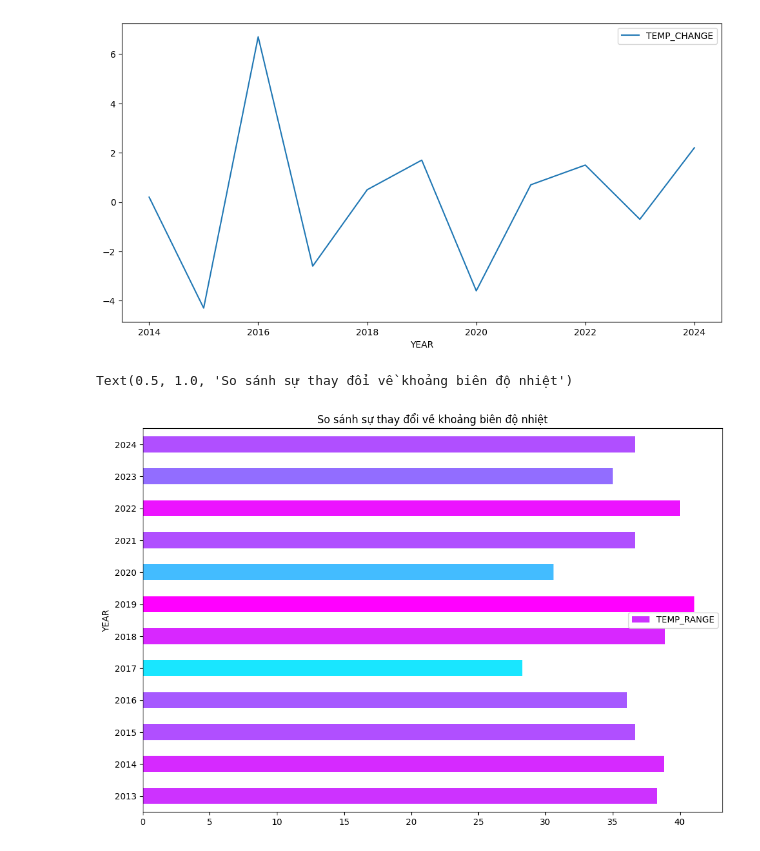
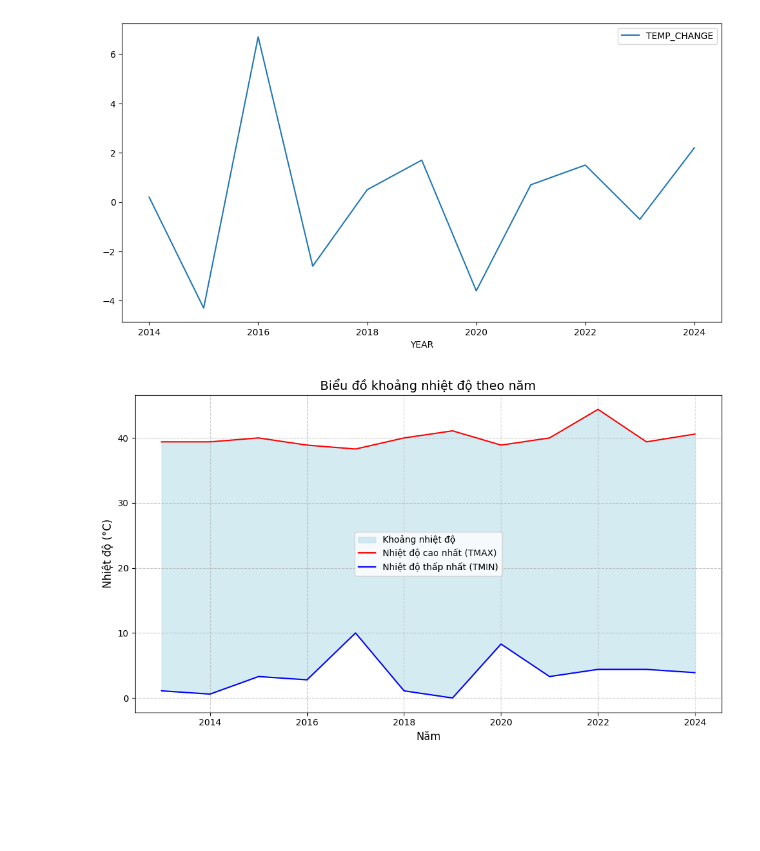
Before and after one commit to huyvanzzz/Data-Processing-Programming, a Jupyter notebook: temp_.ipynb, the cells around one changed output. Saved outputs shown, nothing was run; the diff lists cells and outputs as text; code cells hidden in the pictures; blank space fills up the shorter version.

```diff
--- a/temp_.ipynb
+++ b/temp_.ipynb
@@ -246,18 +204,27 @@ df1.plot(kind='line',x = 'YEAR',y ='TEMP_CHANGE',figsize=(12,6))
 # %% [output]
 <Axes: xlabel='YEAR'>
 [figure]
-# %%
-norm_temp_range = (df1['TEMP_RANGE'] - df1['TEMP_RANGE'].min()) / (df1['TEMP_RANGE'].max() - df1['TEMP_RANGE'].min())
-norm_temp_range = norm_temp_range * 0.9 + 0.1  # Giới hạn từ 0.1 đến 1
-
-# Lấy colormap 'autumn' và tạo danh sách màu sắc theo giá trị TEMP_RANGE
-colormap = cm.get_cmap('cool')
-colors = [colormap(value) for value in norm_temp_range]
-df1.plot(kind='barh',x = 'YEAR',y = 'TEMP_RANGE',figsize=(12,8),color = colors)
-plt.title('So sánh sự thay đổi về khoảng biên độ nhiệt')
-# %% [output]
-Text(0.5, 1.0, 'So sánh sự thay đổi về khoảng biên độ nhiệt')
-[figure, removed]
+# %%
+import pandas as pd
+import matplotlib.pyplot as plt
+# Vẽ biểu đồ vùng
+plt.figure(figsize=(10, 6))
+plt.fill_between(df1['YEAR'], df1['TMAX'], df1['TMIN'], color='lightblue', alpha=0.5, label='Khoảng nhiệt độ')
+plt.plot(df1['YEAR'], df1['TMAX'], color='red', label='Nhiệt độ cao nhất (TMAX)')
+plt.plot(df1['YEAR'], df1['TMIN'], color='blue', label='Nhiệt độ thấp nhất (TMIN)')
+
+# Cấu hình biểu đồ
+plt.title('Biểu đồ khoảng nhiệt độ theo năm', fontsize=14)
+plt.xlabel('Năm', fontsize=12)
+plt.ylabel('Nhiệt độ (°C)', fontsize=12)
+plt.grid(True, linestyle='--', alpha=0.7)
+plt.legend()
+plt.tight_layout()
+
+# Hiển thị biểu đồ
+plt.show()
+# %% [output]
+[figure, added]
 # %%
 fig = px.bar(
     df1,
```
Also changed, not shown: parts of 31 cells of this notebook, 6 other files.
